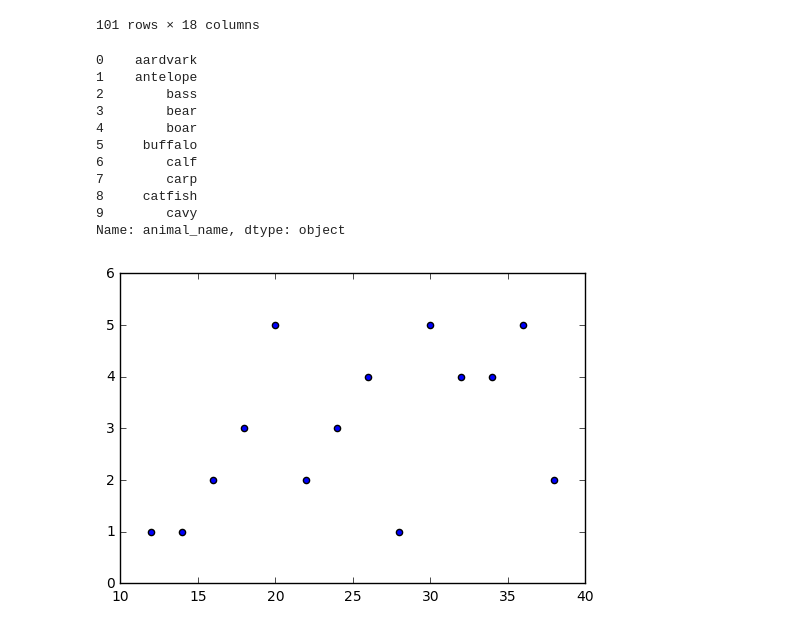
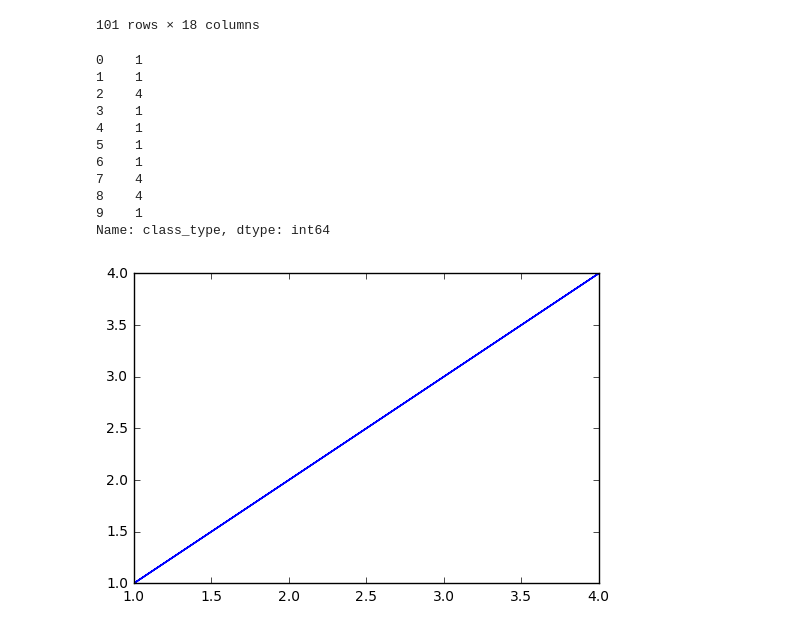
Before and after one commit to harishkrao/matplotlib, a Jupyter notebook: matplotlib sample.ipynb, the cells around one changed output. Saved outputs shown, nothing was run; the diff lists cells and outputs as text; code cells hidden in the pictures.

Commit message:
plot

```diff
--- a/matplotlib sample.ipynb
+++ b/matplotlib sample.ipynb
@@ -28,21 +28,23 @@ zoo_animals
 101 rows × 18 columns
 # %%
 animal_name = zoo_animals['animal_name'].head(10)
-animal_name
+class_type = zoo_animals['class_type'].head(10)
 # %% [output]
-0    aardvark
-1    antelope
-2        bass
-3        bear
-4        boar
-5     buffalo
-6        calf
-7        carp
-8     catfish
-9        cavy
-Name: animal_name, dtype: object
+0    1
+1    1
+2    4
+3    1
+4    1
+5    1
+6    1
+7    4
+8    4
+9    1
+Name: class_type, dtype: int64
 # %%
-plt.scatter(X,Y)
+X = class_type
+Y = class_type
+plt.plot(X,Y)
 plt.show()
 # %% [output]
-[figure, old version]
+[figure, new version]
```
